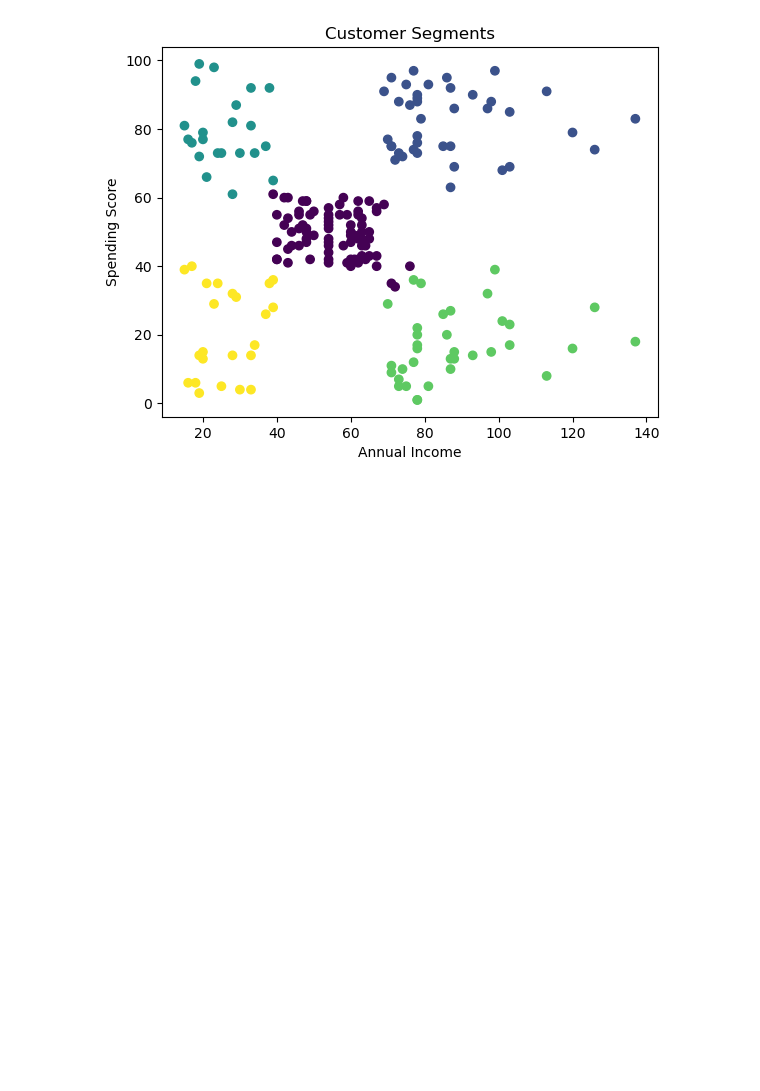
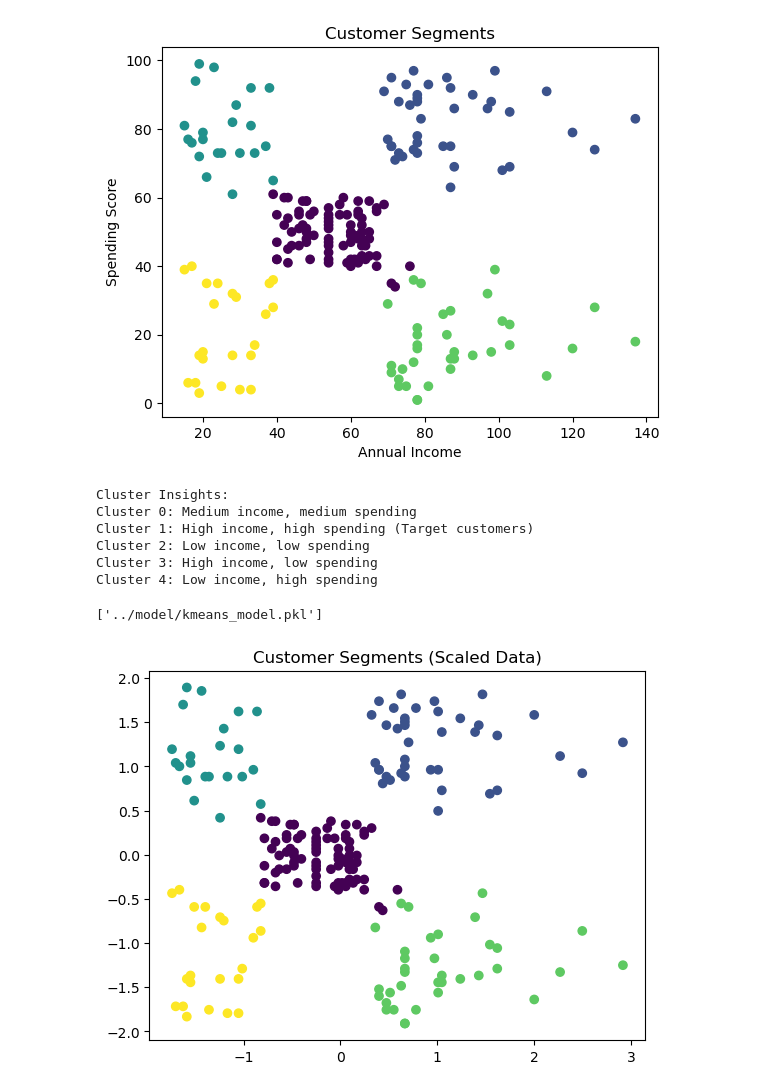
Before and after one commit to heer00/customer-segment-analysis, a Jupyter notebook: notebook/analysis.ipynb, the cells around one changed output. Drawn from its saved outputs; the diff is of its cells as text; code cells hidden in the pictures; blank space fills up the shorter version.

```diff
--- a/notebook/analysis.ipynb
+++ b/notebook/analysis.ipynb
@@ -95,3 +95,36 @@ plt.title("Customer Segments")
 plt.show()
 # %% [output]
 [figure]
+# %%
+print("Cluster Insights:")
+print("Cluster 0: Medium income, medium spending")
+print("Cluster 1: High income, high spending (Target customers)")
+print("Cluster 2: Low income, low spending")
+print("Cluster 3: High income, low spending")
+print("Cluster 4: Low income, high spending")
+# %% [output]
+Cluster Insights:
+Cluster 0: Medium income, medium spending
+Cluster 1: High income, high spending (Target customers)
+Cluster 2: Low income, low spending
+Cluster 3: High income, low spending
+Cluster 4: Low income, high spending
+# %%
+import joblib
+joblib.dump(kmeans, "../model/kmeans_model.pkl")
+# %% [output]
+['../model/kmeans_model.pkl']
+# %%
+from sklearn.preprocessing import StandardScaler
+
+scaler = StandardScaler()
+X_scaled = scaler.fit_transform(X)
+# %%
+kmeans_scaled = KMeans(n_clusters=5, random_state=42)
+y_scaled = kmeans_scaled.fit_predict(X_scaled)
+# %%
+plt.scatter(X_scaled[:,0], X_scaled[:,1], c=y_scaled, cmap='viridis')
+plt.title("Customer Segments (Scaled Data)")
+plt.show()
+# %% [output]
+[figure, added]
```
Also changed, not shown: parts of 6 cells of this notebook, 1 other file.
